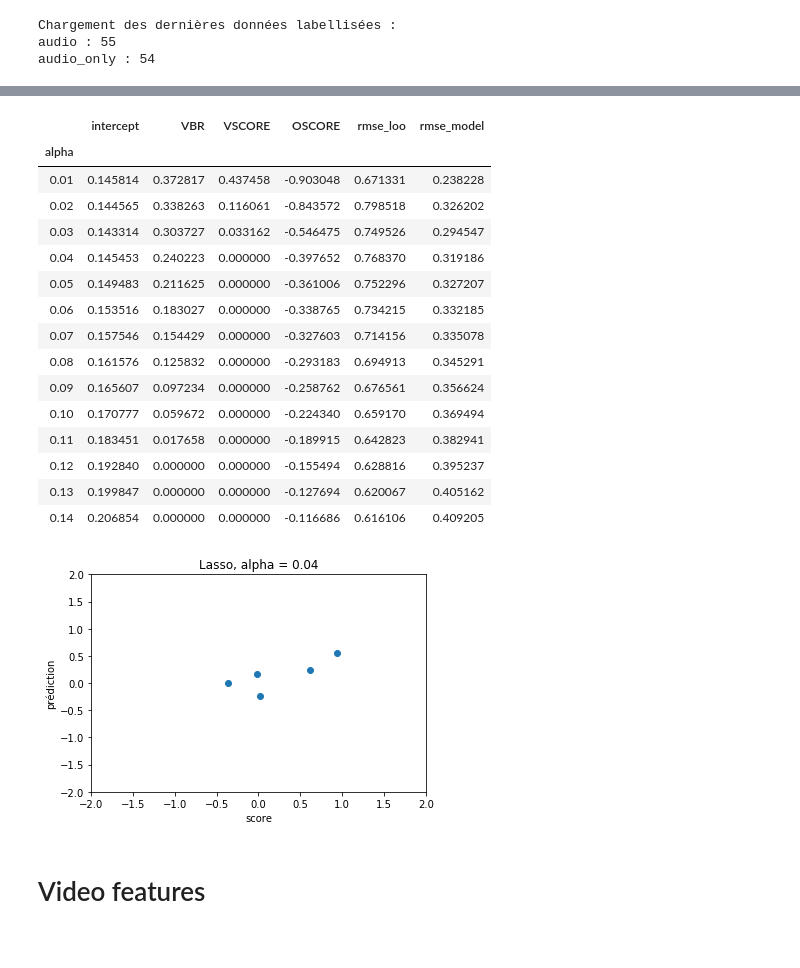
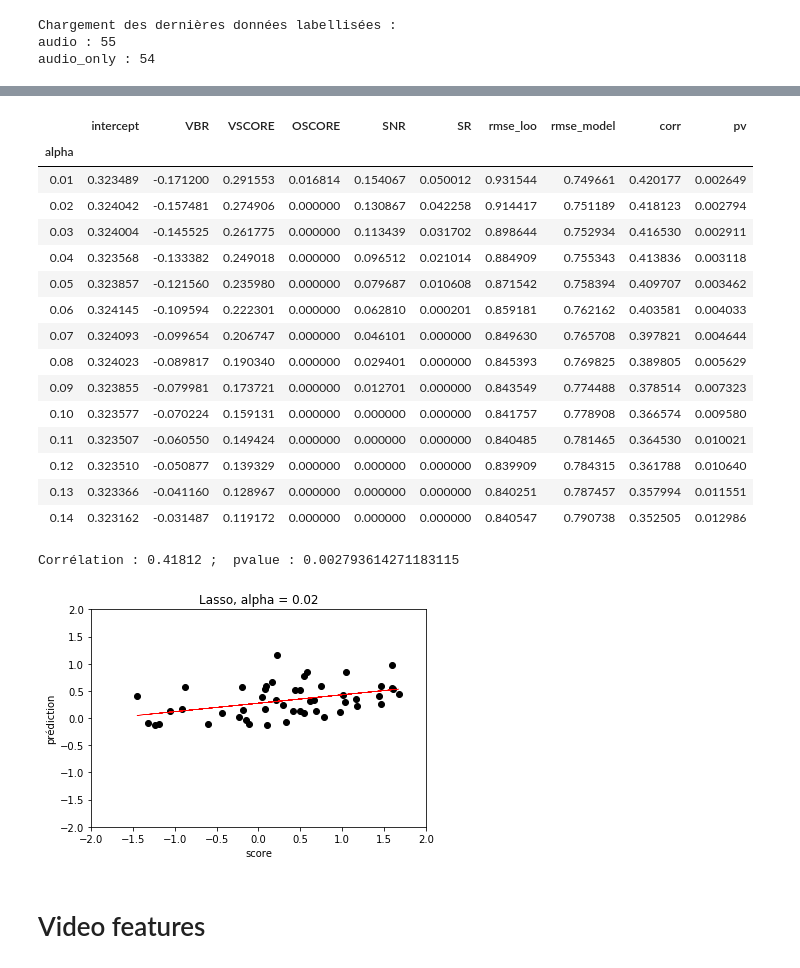
Before and after one commit to vincentnam/Project-Archean, a Jupyter notebook: ChallengeM2SID_2019.ipynb, the cells around one changed output, grey strips where cells are left out. Saved outputs shown, nothing was run; the diff lists cells and outputs as text; code cells hidden in the pictures.

```diff
--- a/ChallengeM2SID_2019.ipynb
+++ b/ChallengeM2SID_2019.ipynb
@@ -1375,0 +1390,7 @@ loo.get_n_splits(X)
+# %%
+corr = DF_scaled.corr()
+plt.figure()
+sns.heatmap(corr, cmap="RdBu", annot=True, vmin = -1, center=0, vmax=1,
+            square=True, linewidths=.1, cbar_kws={"shrink": .8})
+plt.title('Correlation between features')
+plt.show()
@@ -1376,13 +1412,14 @@ loo.get_n_splits(X)
 # %%
 coefs_names = ["intercept"] + selected_features
 alphas = np.array(range(1,15))/100
-df_res = pd.DataFrame(np.zeros([len(alphas),2 + len(coefs_names)]),
+df_res = pd.DataFrame(np.zeros([len(alphas), len(coefs_names) + 4]),
                       index=alphas,
-                      columns=coefs_names + ["rmse_loo", "rmse_model"])
+                      columns=coefs_names + ["rmse_loo", "rmse_model", "corr", "pv"])
 df_res.index.name = 'alpha'
 
-for ia, alpha in enumerate(alphas):
+for alpha in alphas:
     coefficients = np.zeros([len(X),len(selected_features)+1])
+    preds_test = np.zeros(len(X))
     for i,(train_index, test_index) in enumerate(loo.split(X)):
         X_train, X_test = X[train_index], X[test_index]
         y_train, y_test = y[train_index], y[test_index]
@@ -1393,54 +1430,66 @@ for ia, alpha in enumerate(alphas):
     erreurs = y - preds_test
     rmse_test = np.sqrt(np.mean(erreurs**2))
 
-    # model estimé
-    THETA = np.median(coefficients,axis=0)
+    # model estimé par la médiane des coefficient
+    THETA = np.median(coefficients, axis=0)
     XX = np.concatenate([np.ones([1,len(DF)]), X.T]).T
     lasso_preds = np.dot(XX, THETA)
     erreurs = y - lasso_preds
-    rmse_median = np.sqrt(np.mean(erreurs**2))
+    rmse_model = np.sqrt(np.mean(erreurs**2))
 
-    df_res.loc[alpha,"rmse_loo"]  = rmse_test
-    df_res.loc[alpha,"rmse_model"] = rmse_median
+    corr, pv = pearsonr(y, lasso_preds)
+
+    df_res.loc[alpha, "corr"] = corr
+    df_res.loc[alpha, "pv"] = pv
+    df_res.loc[alpha, "rmse_loo"] = rmse_test
+    df_res.loc[alpha, "rmse_model"] = rmse_model
     for itf,f in enumerate(coefs_names):
         df_res.loc[alpha,f]  = THETA[itf]
 
 df_res
 # %% [output]
-|  | intercept | VBR | VSCORE | OSCORE | rmse_loo | rmse_model |
-| alpha |  |  |  |  |  |  |
-| 0.01 | 0.145814 | 0.372817 | 0.437458 | -0.903048 | 0.671331 | 0.238228 |
-| 0.02 | 0.144565 | 0.338263 | 0.116061 | -0.843572 | 0.798518 | 0.326202 |
-| 0.03 | 0.143314 | 0.303727 | 0.033162 | -0.546475 | 0.749526 | 0.294547 |
-| 0.04 | 0.145453 | 0.240223 | 0.000000 | -0.397652 | 0.768370 | 0.319186 |
-| 0.05 | 0.149483 | 0.211625 | 0.000000 | -0.361006 | 0.752296 | 0.327207 |
-| 0.06 | 0.153516 | 0.183027 | 0.000000 | -0.338765 | 0.734215 | 0.332185 |
-| 0.07 | 0.157546 | 0.154429 | 0.000000 | -0.327603 | 0.714156 | 0.335078 |
-| 0.08 | 0.161576 | 0.125832 | 0.000000 | -0.293183 | 0.694913 | 0.345291 |
-| 0.09 | 0.165607 | 0.097234 | 0.000000 | -0.258762 | 0.676561 | 0.356624 |
-| 0.10 | 0.170777 | 0.059672 | 0.000000 | -0.224340 | 0.659170 | 0.369494 |
-| 0.11 | 0.183451 | 0.017658 | 0.000000 | -0.189915 | 0.642823 | 0.382941 |
-| 0.12 | 0.192840 | 0.000000 | 0.000000 | -0.155494 | 0.628816 | 0.395237 |
-| 0.13 | 0.199847 | 0.000000 | 0.000000 | -0.127694 | 0.620067 | 0.405162 |
-| 0.14 | 0.206854 | 0.000000 | 0.000000 | -0.116686 | 0.616106 | 0.409205 |
+|  | intercept | VBR | VSCORE | OSCORE | SNR | SR | rmse_loo | rmse_model | corr | pv |
+| alpha |  |  |  |  |  |  |  |  |  |  |
+| 0.01 | 0.323489 | -0.171200 | 0.291553 | 0.016814 | 0.154067 | 0.050012 | 0.931544 | 0.749661 | 0.420177 | 0.002649 |
+| 0.02 | 0.324042 | -0.157481 | 0.274906 | 0.000000 | 0.130867 | 0.042258 | 0.914417 | 0.751189 | 0.418123 | 0.002794 |
+| 0.03 | 0.324004 | -0.145525 | 0.261775 | 0.000000 | 0.113439 | 0.031702 | 0.898644 | 0.752934 | 0.416530 | 0.002911 |
+| 0.04 | 0.323568 | -0.133382 | 0.249018 | 0.000000 | 0.096512 | 0.021014 | 0.884909 | 0.755343 | 0.413836 | 0.003118 |
+| 0.05 | 0.323857 | -0.121560 | 0.235980 | 0.000000 | 0.079687 | 0.010608 | 0.871542 | 0.758394 | 0.409707 | 0.003462 |
+| 0.06 | 0.324145 | -0.109594 | 0.222301 | 0.000000 | 0.062810 | 0.000201 | 0.859181 | 0.762162 | 0.403581 | 0.004033 |
+| 0.07 | 0.324093 | -0.099654 | 0.206747 | 0.000000 | 0.046101 | 0.000000 | 0.849630 | 0.765708 | 0.397821 | 0.004644 |
+| 0.08 | 0.324023 | -0.089817 | 0.190340 | 0.000000 | 0.029401 | 0.000000 | 0.845393 | 0.769825 | 0.389805 | 0.005629 |
+| 0.09 | 0.323855 | -0.079981 | 0.173721 | 0.000000 | 0.012701 | 0.000000 | 0.843549 | 0.774488 | 0.378514 | 0.007323 |
+| 0.10 | 0.323577 | -0.070224 | 0.159131 | 0.000000 | 0.000000 | 0.000000 | 0.841757 | 0.778908 | 0.366574 | 0.009580 |
+| 0.11 | 0.323507 | -0.060550 | 0.149424 | 0.000000 | 0.000000 | 0.000000 | 0.840485 | 0.781465 | 0.364530 | 0.010021 |
+| 0.12 | 0.323510 | -0.050877 | 0.139329 | 0.000000 | 0.000000 | 0.000000 | 0.839909 | 0.784315 | 0.361788 | 0.010640 |
+| 0.13 | 0.323366 | -0.041160 | 0.128967 | 0.000000 | 0.000000 | 0.000000 | 0.840251 | 0.787457 | 0.357994 | 0.011551 |
+| 0.14 | 0.323162 | -0.031487 | 0.119172 | 0.000000 | 0.000000 | 0.000000 | 0.840547 | 0.790738 | 0.352505 | 0.012986 |
 # %%
-alpha = 0.04
+alpha = 0.02
 THETA = df_res.loc[alpha, coefs_names]
 XX = np.concatenate([np.ones([1,len(DF)]), X.T]).T
 lasso_preds = np.dot(XX, THETA)
 erreurs = y - lasso_preds
-rmse_median = np.sqrt(np.mean(erreurs**2))
+rmse_model = np.sqrt(np.mean(erreurs**2))
+
+corr, pv = pearsonr(y, lasso_preds)
+print("Corrélation :", round(corr,5), ';\t pvalue :', pv)
+
+reg = LinearRegression().fit(y.reshape(-1, 1), lasso_preds.reshape(-1, 1))
+y_pred = reg.predict(y.reshape(-1, 1))
 
 plt.figure(figsize=(6,4))
-plt.scatter(y, lasso_preds)
+plt.scatter(y, lasso_preds, color='black')
+plt.plot(y, y_pred, color='r', linewidth=0.5)
+plt.xlim([-2,2])
+plt.ylim([-2,2])
 plt.title("Lasso, alpha = " + str(alpha))
 plt.xlabel("score")
 plt.ylabel("prédiction")
-plt.xlim([-2,2])
-plt.ylim([-2,2])
 plt.show()
 # %% [output]
+Corrélation : 0.41812 ;  pvalue : 0.002793614271183115
-[figure, old version]
+[figure, new version]
 # %% [markdown]
 # Video features
 # %% [markdown]
```
Also changed, not shown: parts of 47 cells of this notebook.
